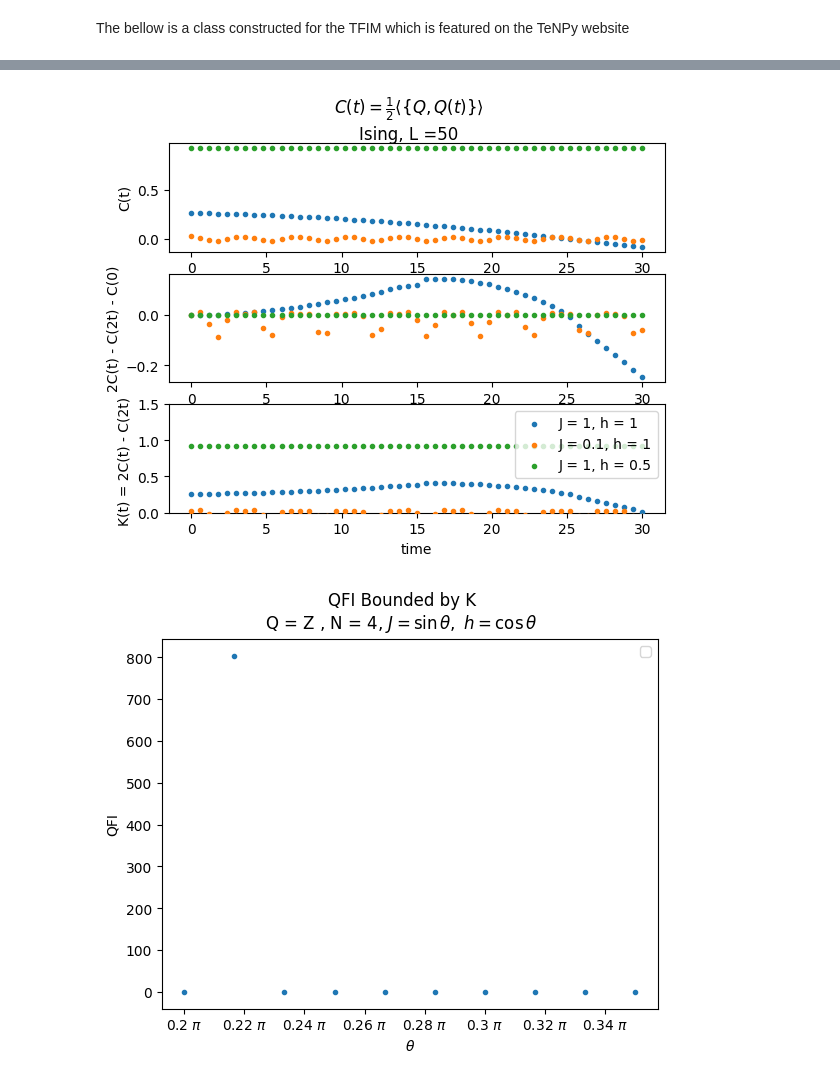
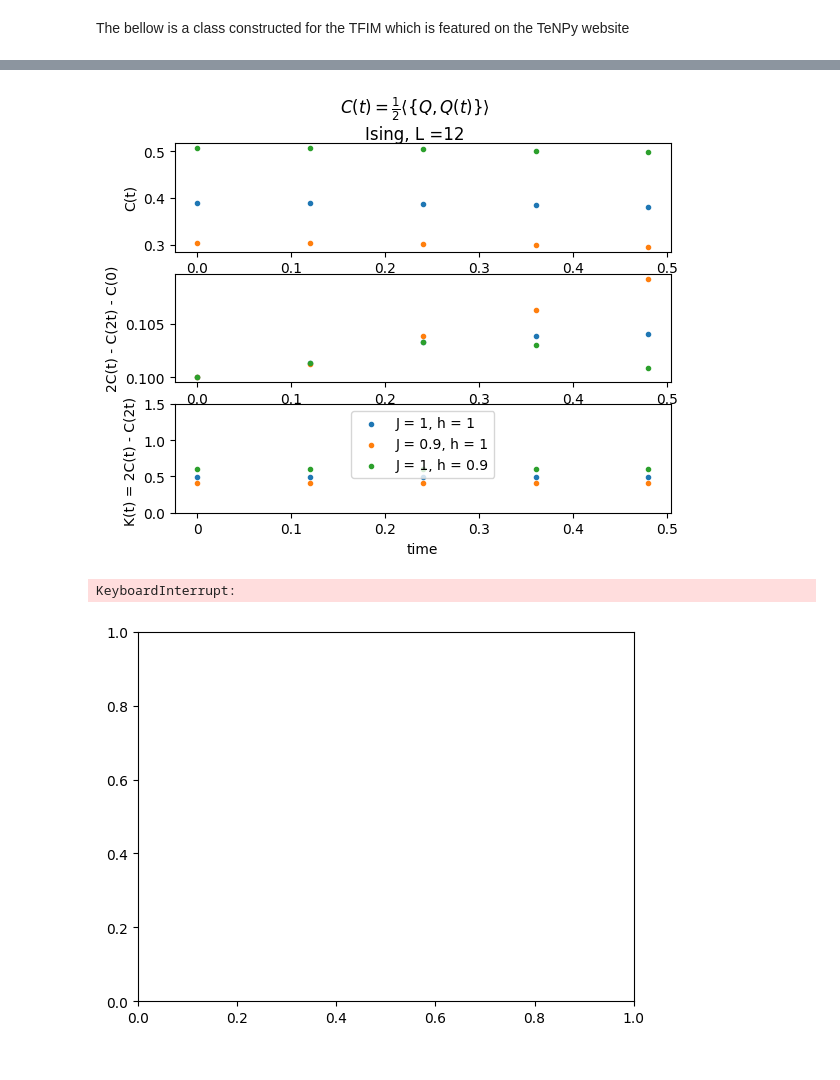
Before and after one commit to IanROsborne/Quantum_Metrology_Fisher_LG, a Jupyter notebook: TFIM/TFI_DMRG_TeNPy.ipynb, the cells around one changed output, grey strips where cells are left out. Cells and saved outputs as stored; diff of their text form; code cells hidden in the pictures.

```diff
--- a/TFIM/TFI_DMRG_TeNPy.ipynb
+++ b/TFIM/TFI_DMRG_TeNPy.ipynb
@@ -171,6 +243,8 @@ def calculate_LG_bound(op, model_params,   dmrg_tebd_params ):
 # %%
+n = 4
+
 model_params = {
-    'J': 1 , 'g': 1.1,  # critical
+    'J': .1 , 'g': 1,  # critical
     'L': 4,
     'bc_MPS': 'finite',
     'model_type' : "Ising",
@@ -186,12 +260,15 @@ extra_params = {
     },
     'verbose': False,
     'combine': True,
-    'N_times' : 4,  #Only even N_times are used for K,
+    'N_times' : n,  #Only even N_times are used for K,
     'dt': 0.02,'N_steps': 2,
     'order': 2,
     'start_time' : 0  ,
     't_max' : 30  #only an option for calculating the bound
 }
+start1 = time.perf_counter()
+print(calculate_LG_bound1('Sigmax', model_params, extra_params))
+end1 = time.perf_counter()
 
-print(calculate_LG_bound('Sigmax', model_params,  dmrg_tebd_params = extra_params))
+print(end1 - start1)
 # %% [output]
@@ -199,5 +277,5 @@ print(calculate_LG_bound('Sigmax', model_params,  dmrg_tebd_params = extra_param
 # %%
-L = 30
+L = 12
 chi_max = 20
 op = 'Sigmax'
 num_points = 20
@@ -254,13 +333,13 @@ plt.show()
 # %%
 fig.savefig("C:\\Users\\ianro\\Documents\\Research\\Quantum_Metrology_AKLT\\Plots\\TFIM_L50_Ztot_QFI_Bound.png")
 # %%
-L = 50
+L = 12
 chi_max = 30
 op = 'Sigmax'
-num_points = 50
-t_end = 30
+num_points = 4
+t_end = .5
 dt = 0.02
-Jg_lst = [[1,1],[.1,1],[1,.5]]
+Jg_lst = [[1,1],[.9,1], [1, .9]]
 
 fig, ax = plt.subplots(3)
 
@@ -304,59 +383,60 @@ plt.legend()
 
 plt.show()
 # %% [output]
-[figure, old version]
+[figure, new version]
 # %%
 fig.savefig("C:\\Users\\ianro\\Documents\\Research\\Quantum_Metrology_AKLT\\Plots\\TFIM_L50_C_LG_K.png")
 # %%
 L = 4
 chi_max = 30
 op = 'Sigmax'
-num_points = 10
+num_points = 15
 
 extra_params = {
     'mixer': None,  # setting this to True helps to escape local minima
     'max_E_err': 1.e-10,
     'trunc_params': {
-        'chi_max': 100,
+        'chi_max': 30,
         'svd_min': 1.e-10,
     },
     'verbose': False,
     'combine': True,
     'N_times' : 4,  #Only even N_times are used for K,
-    'dt': 0.02,'N_steps': 5,
+    'dt': 0.02,'N_steps': 2,
     'order': 2,
     'start_time' : 0  ,
-    't_max' : 10  #only an option for calculating the bound
+    't_max' : 25  #only an option for calculating the bound
 }
 
-theta_range = np.linspace(0.2 * np.pi, 0.35 * np.pi, num_points)
+theta_range = np.linspace(0.18 * np.pi, 0.31 * np.pi, num_points)
 
 fig, ax = plt.subplots(1)
 
 LG_bound = []
 QFI_lst =[]
 for theta in theta_range:
     J, g = np.sin(theta), np.cos(theta)
 
     model_params = {
     'J':  J , 'g':  g,  # critical
     'L': L,
     'bc_MPS': 'finite',
     'conserve' : None}
 
     LG_bound += [calculate_LG_bound(op, model_params, extra_params )]
 
 #ax.fill_between(theta_range/ np.pi, LG_bound, 4 ,  color = '.7', label = "QFI Bound "  )
 ax.scatter(theta_range/ np.pi, LG_bound, marker = '.', label = "", zorder = 3)
 
 
 fig.suptitle("QFI Bounded by K\nQ = Z , N = " + str(L) + ", $J = \\sin\\theta,~h = \\cos\\theta$")
 ax.xaxis.set_major_formatter(tck.FormatStrFormatter("%g $\\pi$"))
 plt.xlabel("$\\theta$")
 ax.set(ylabel = "QFI")
 #plt.ylim((0.9,1.6))
 plt.legend()
 
 plt.show()
 # %% [output]
+KeyboardInterrupt:
-[figure, old version]
+[figure, new version]
```
Also changed, not shown: parts of 4 cells of this notebook.
